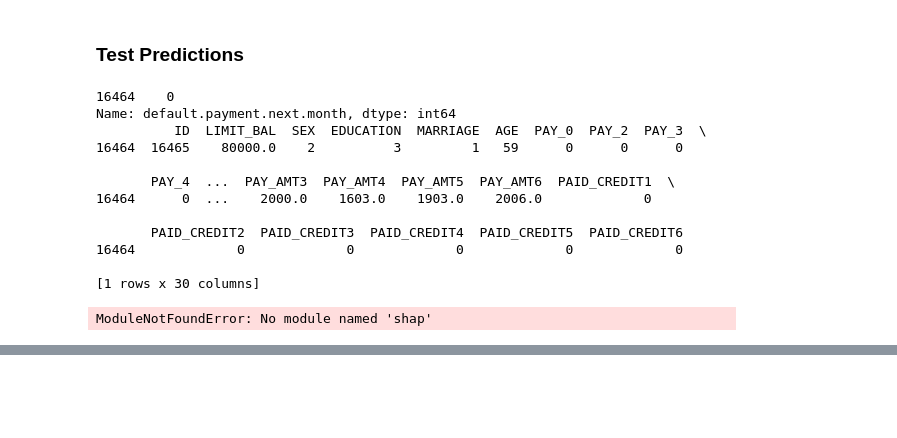
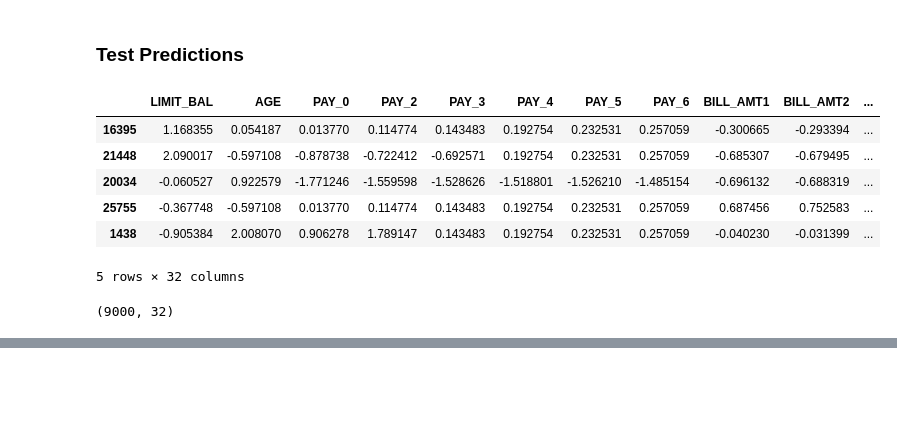
Before and after one commit to BradPeng/cpsc330-2023s, a Jupyter notebook: hw/hw5/hw5.ipynb, the cells around one changed output, grey strips where cells are left out. Saved outputs shown, nothing was run; the diff lists cells and outputs as text; code cells hidden in the pictures.

```diff
--- a/hw/hw5/hw5.ipynb
+++ b/hw/hw5/hw5.ipynb
@@ -1107,39 +1108,39 @@ We do not believe we had issues with optimization bias, since we limited our sea
 Reminder that our scores are f1-scores.
 # %% [markdown]
 ### Test Predictions
-# %%
-# Some code taken from Lecture 12
-sample1 = X_test.iloc[[1]]
-answer1 = y_test.iloc[[1]]
-print(answer1)
-
-pipe_test.predict(sample1)
-print(sample1)
-# %% [output]
-16464    0
-Name: default.payment.next.month, dtype: int64
-          ID  LIMIT_BAL  SEX  EDUCATION  MARRIAGE  AGE  PAY_0  PAY_2  PAY_3  \
-16464  16465    80000.0    2          3         1   59      0      0      0
-
-       PAY_4  ...  PAY_AMT3  PAY_AMT4  PAY_AMT5  PAY_AMT6  PAID_CREDIT1  \
-16464      0  ...    2000.0    1603.0    1903.0    2006.0             0
-
-       PAID_CREDIT2  PAID_CREDIT3  PAID_CREDIT4  PAID_CREDIT5  PAID_CREDIT6
-16464             0             0             0             0             0
-
-[1 rows x 30 columns]
+# %%
+# Some code taken from Lecture 12
+
+X_train_enc = pd.DataFrame(
+    data=preprocessor.transform(X_train),
+    columns=feature_names,
+    index=X_train.index,
+)
+X_train_enc.head()
+# %% [output]
+|  | LIMIT_BAL | AGE | PAY_0 | PAY_2 | PAY_3 | PAY_4 | PAY_5 | PAY_6 | BILL_AMT1 | BILL_AMT2 | ... |
+| 16395 | 1.168355 | 0.054187 | 0.013770 | 0.114774 | 0.143483 | 0.192754 | 0.232531 | 0.257059 | -0.300665 | -0.293394 | ... |
+| 21448 | 2.090017 | -0.597108 | -0.878738 | -0.722412 | -0.692571 | 0.192754 | 0.232531 | 0.257059 | -0.685307 | -0.679495 | ... |
+| 20034 | -0.060527 | 0.922579 | -1.771246 | -1.559598 | -1.528626 | -1.518801 | -1.526210 | -1.485154 | -0.696132 | -0.688319 | ... |
+| 25755 | -0.367748 | -0.597108 | 0.013770 | 0.114774 | 0.143483 | 0.192754 | 0.232531 | 0.257059 | 0.687456 | 0.752583 | ... |
+| 1438 | -0.905384 | 2.008070 | 0.906278 | 1.789147 | 0.143483 | 0.192754 | 0.232531 | 0.257059 | -0.040230 | -0.031399 | ... |
+5 rows × 32 columns
 # %%
-
-
 X_test_enc = pd.DataFrame(
     data=preprocessor.transform(X_test),
     columns=feature_names,
     index=X_test.index,
 )
-X_test_enc.head()
+X_test_enc.shape
+# %% [output]
+(9000, 32)
 # %%
 import shap
-lgbm_explainer = shap.TreeExplainer(pipe_lgbm.named_steps["lgbmclassifier"])
+import warnings
+warnings.simplefilter(action="ignore", category=UserWarning)
+
+
+lgbm_explainer = shap.TreeExplainer(pipe_test.named_steps["lgbmclassifier"])
+test_lgbm_shap_values = lgbm_explainer.shap_values(X_test_enc)
+
 train_lgbm_shap_values = lgbm_explainer.shap_values(X_train_enc)
-# %% [output]
-ModuleNotFoundError: No module named 'shap'
```
Also changed, not shown: parts of 24 cells of this notebook, 1 other file.
